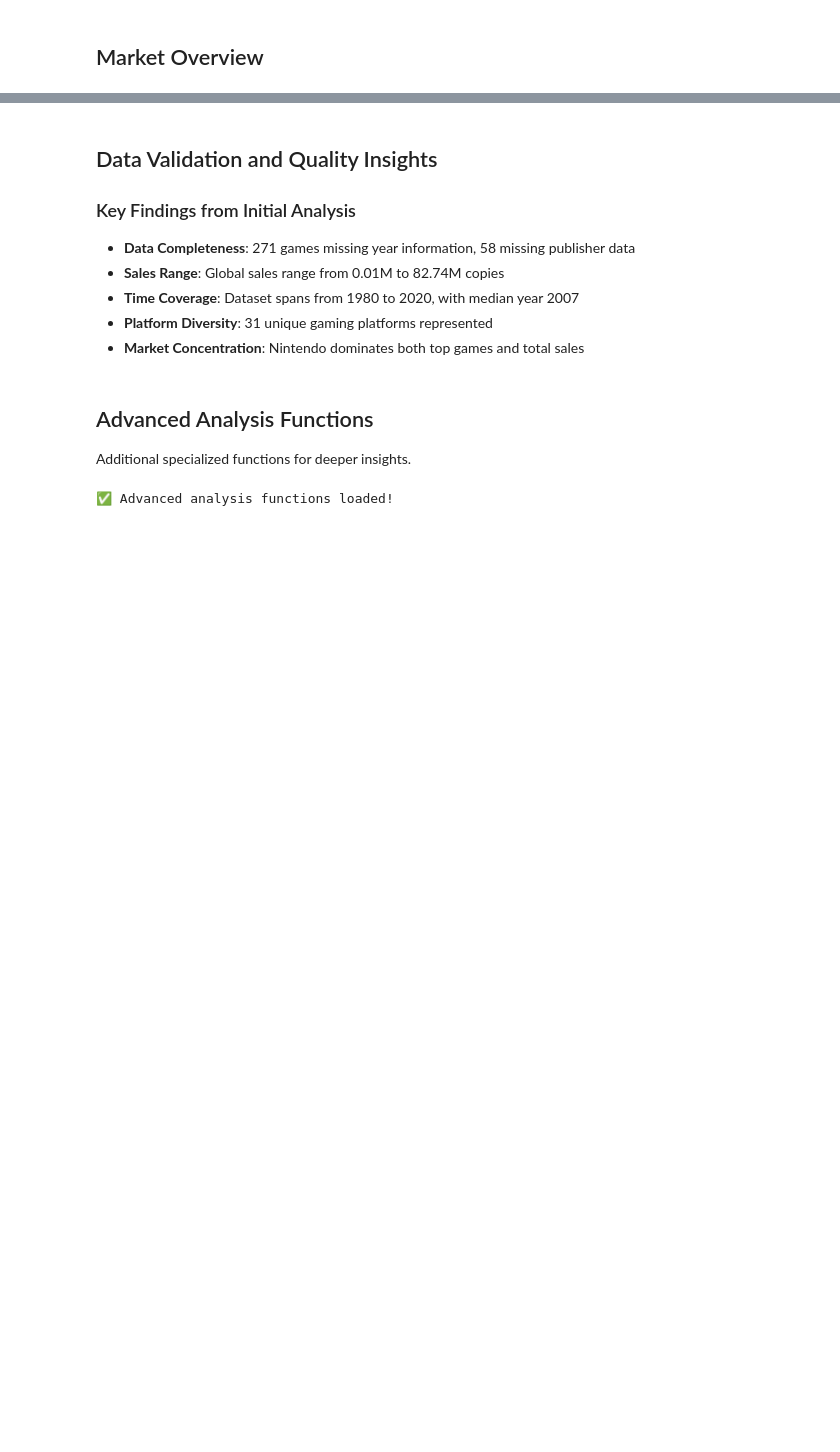
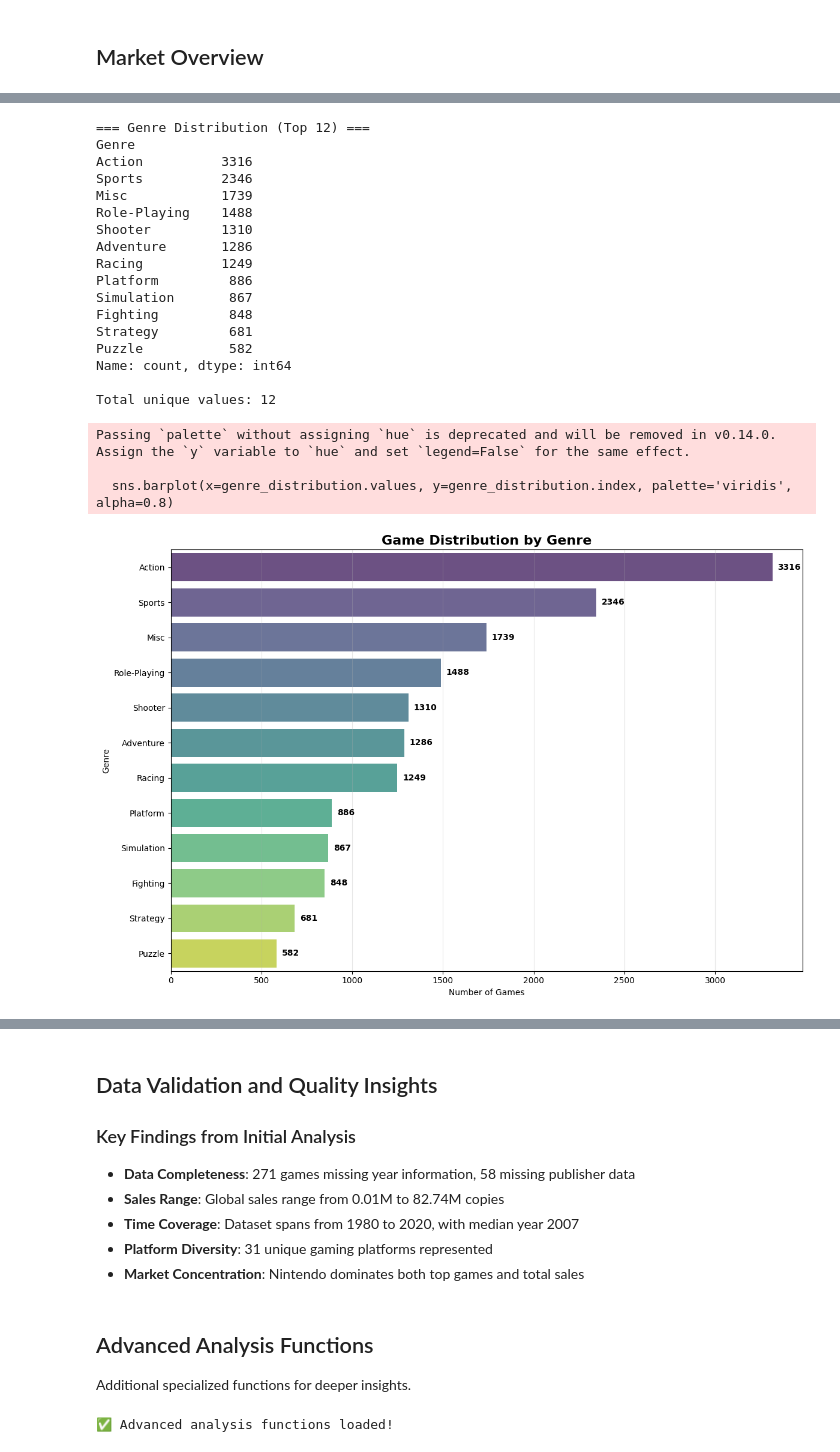
Before and after one commit to therobwhite/just-enough-python-for-datasci-course, a Jupyter notebook: code/09-agentic-ai/game-sales-analysis/game-sales-research.ipynb, the cells around one changed output, grey strips where cells are left out. Saved outputs shown, nothing was run; the diff lists cells and outputs as text; code cells hidden in the pictures; blank space fills up the shorter version.

```diff
--- a/code/09-agentic-ai/game-sales-analysis/game-sales-research.ipynb
+++ b/code/09-agentic-ai/game-sales-analysis/game-sales-research.ipynb
@@ -249,0 +255,40 @@ Feel free to add new cells below to continue your analysis!
+# %%
+# Analyze genre distribution
+genre_distribution = analyze_distribution(df, 'Genre', 12)
+
+# Visualize genre distribution with seaborn
+plt.figure(figsize=(12, 8))
+sns.barplot(x=genre_distribution.values, y=genre_distribution.index, palette='viridis', alpha=0.8)
+plt.xlabel('Number of Games')
+plt.ylabel('Genre')
+plt.title('Game Distribution by Genre', fontsize=16, fontweight='bold')
+
+# Add value labels
+for i, v in enumerate(genre_distribution.values):
+    plt.text(v + 30, i, str(v), va='center', fontweight='bold')
+
+plt.grid(axis='x', alpha=0.3)
+plt.tight_layout()
+plt.show()
+# %% [output]
+=== Genre Distribution (Top 12) ===
+Genre
+Action          3316
+Sports          2346
+Misc            1739
+Role-Playing    1488
+Shooter         1310
+Adventure       1286
+Racing          1249
+Platform         886
+Simulation       867
+Fighting         848
+Strategy         681
+Puzzle           582
+Name: count, dtype: int64
+
+Total unique values: 12
+Passing `palette` without assigning `hue` is deprecated and will be removed in v0.14.0. Assign the `y` variable to `hue` and set `legend=False` for the same effect.
+
+  sns.barplot(x=genre_distribution.values, y=genre_distribution.index, palette='viridis', alpha=0.8)
+[figure, added]
```
Also changed, not shown: parts of 22 cells of this notebook, 3 other files.
